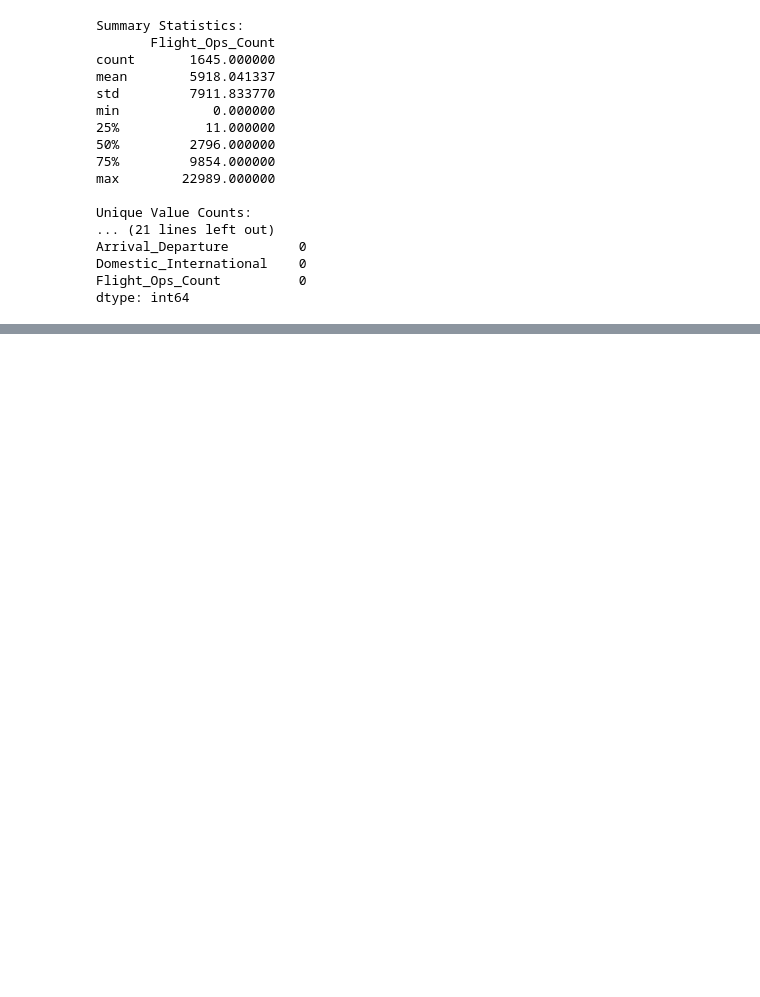
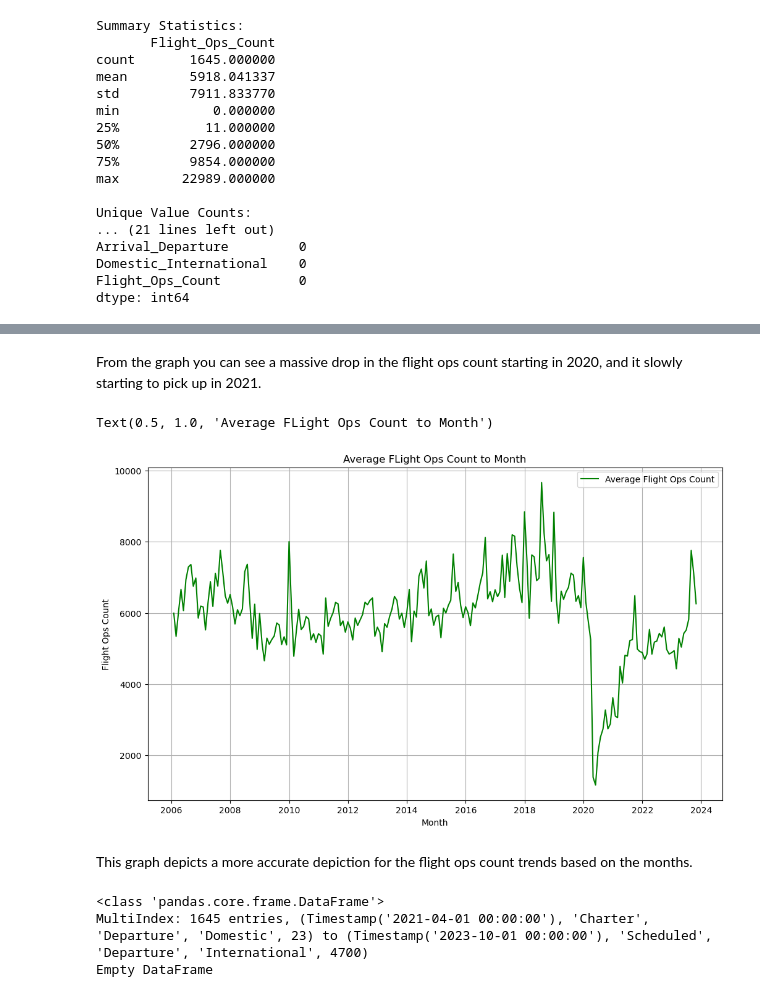
Before and after one commit to IsaganiJulian/LAX_Analysis, a Jupyter notebook: flight_ops/flight_ops.ipynb, the cells around one changed output, grey strips where cells are left out. Saved outputs shown, nothing was run; the diff lists cells and outputs as text; code cells hidden in the pictures; blank space fills up the shorter version.

```diff
--- a/flight_ops/flight_ops.ipynb
+++ b/flight_ops/flight_ops.ipynb
@@ -102,0 +197,15 @@ dtype: int64
+# %% [markdown]
+From the graph you can see a massive drop in the flight ops count starting in 2020, and it slowly starting to pick up in 2021.
+# %%
+plt.figure(figsize=(12,7))
+plt.plot(data1.select_dtypes(exclude=['category']).resample('M').mean(), color="g",label="Average Flight Ops Count")
+plt.grid()
+plt.legend()
+plt.xlabel("Month")
+plt.ylabel("Flight Ops Count")
+plt.title("Average FLight Ops Count to Month")
+# %% [output]
+Text(0.5, 1.0, 'Average FLight Ops Count to Month')
+[figure, added]
+# %% [markdown]
+This graph depicts a more accurate depiction for the flight ops count trends based on the months.
@@ -102,0 +214,6 @@ dtype: int64
+# %%
+data2.info()
+# %% [output]
+<class 'pandas.core.frame.DataFrame'>
+MultiIndex: 1645 entries, (Timestamp('2021-04-01 00:00:00'), 'Charter', 'Departure', 'Domestic', 23) to (Timestamp('2023-10-01 00:00:00'), 'Scheduled', 'Departure', 'International', 4700)
+Empty DataFrame
```
Also changed, not shown: parts of 24 cells of this notebook.
